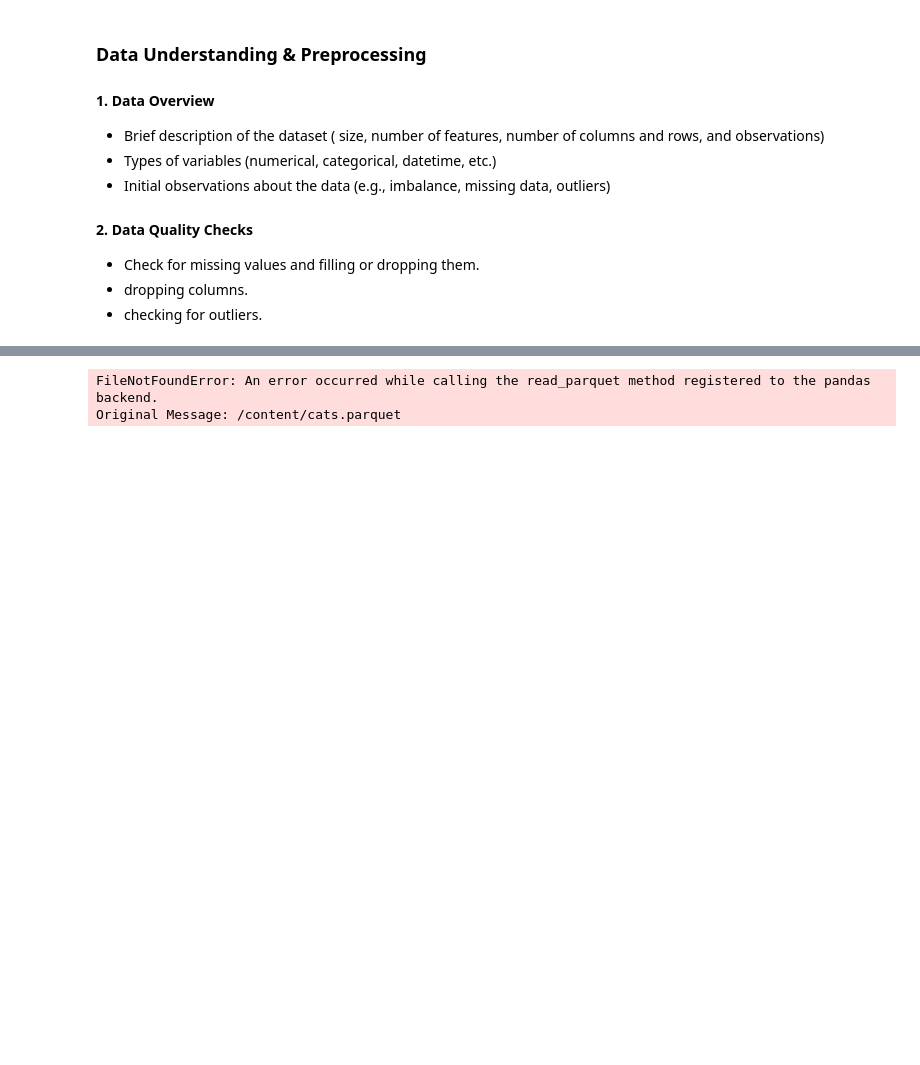
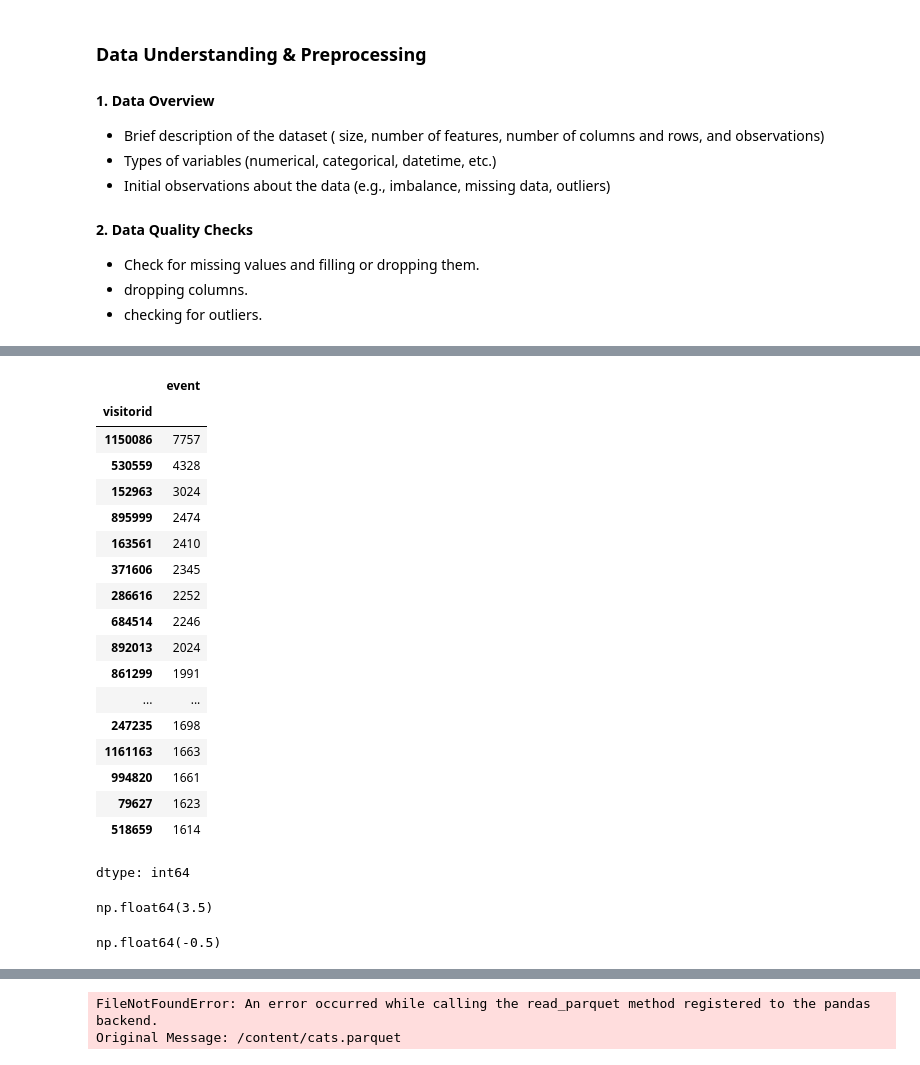
Before and after one commit to llawlaw23/Recommendation-System, a Jupyter notebook: analysis.ipynb, the cells around one changed output, grey strips where cells are left out. Saved outputs shown, nothing was run; the diff lists cells and outputs as text; code cells hidden in the pictures; blank space fills up the shorter version.

```diff
--- a/analysis.ipynb
+++ b/analysis.ipynb
@@ -51,3 +105,25 @@ visitor_event = events.groupby("visitorid")["event"].count()
+# %%
+visitor_event.head(20)
+# %% [output]
+|  | event |
+| visitorid |  |
+| 1150086 | 7757 |
+| 530559 | 4328 |
+| 152963 | 3024 |
+| 895999 | 2474 |
+| 163561 | 2410 |
+| 371606 | 2345 |
+| 286616 | 2252 |
+| 684514 | 2246 |
+| 892013 | 2024 |
+| 861299 | 1991 |
+| ... | ... |
+| 247235 | 1698 |
+| 1161163 | 1663 |
+| 994820 | 1661 |
+| 79627 | 1623 |
+| 518659 | 1614 |
+dtype: int64
 # %%
 Q1 = visitor_event.quantile(0.25)
 Q3 = visitor_event.quantile(0.75)
@@ -55,4 +131,12 @@ IQR = Q3 - Q1
 # %%
 lower_bound = Q1 - 1.5 * IQR
 upper_bound = Q3 + 1.5 * IQR
+# %%
+upper_bound
+# %% [output]
+np.float64(3.5)
+# %%
+lower_bound
+# %% [output]
+np.float64(-0.5)
 # %%
```
Also changed, not shown: parts of 32 cells of this notebook.
